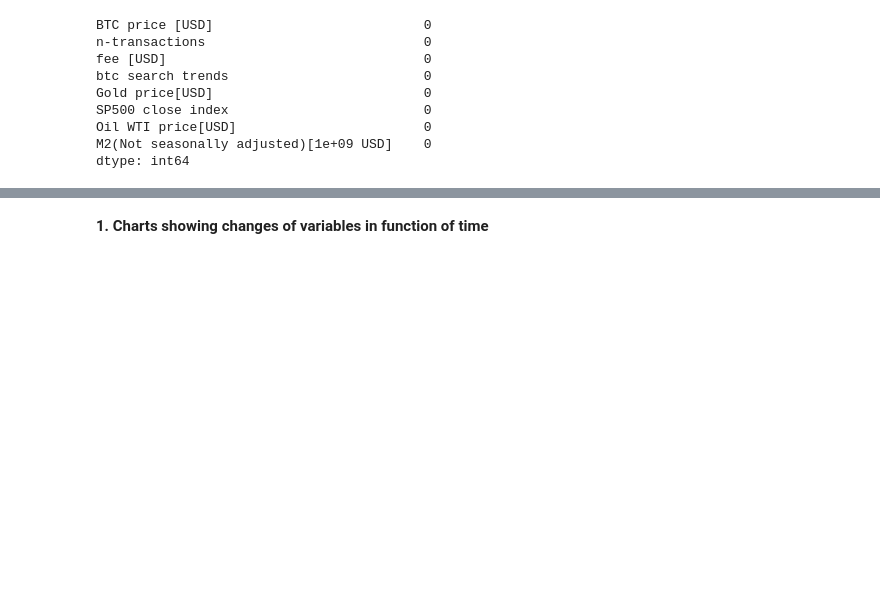
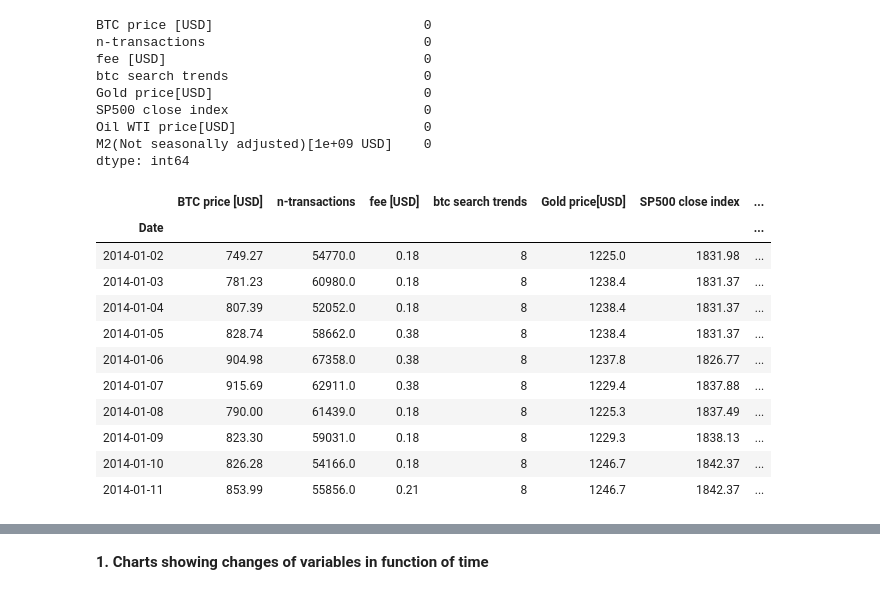
Before and after one commit to fakecoinbase/wbonickislashskills, a Jupyter notebook: bitcoin price prediction/data_analysis.ipynb, the cells around one changed output, grey strips where cells are left out. Drawn from its saved outputs; the diff is of its cells as text; code cells hidden in the pictures; blank space fills up the shorter version.

```diff
--- a/bitcoin price prediction/data_analysis.ipynb
+++ b/bitcoin price prediction/data_analysis.ipynb
@@ -62,3 +64,18 @@ SP500 close index                         0
 Oil WTI price[USD]                        0
 M2(Not seasonally adjusted)[1e+09 USD]    0
 dtype: int64
+# %%
+data.head(10)
+# %% [output]
+|  | BTC price [USD] | n-transactions | fee [USD] | btc search trends | Gold price[USD] | SP500 close index | ... |
+| Date |  |  |  |  |  |  | ... |
+| 2014-01-02 | 749.27 | 54770.0 | 0.18 | 8 | 1225.0 | 1831.98 | ... |
+| 2014-01-03 | 781.23 | 60980.0 | 0.18 | 8 | 1238.4 | 1831.37 | ... |
+| 2014-01-04 | 807.39 | 52052.0 | 0.18 | 8 | 1238.4 | 1831.37 | ... |
+| 2014-01-05 | 828.74 | 58662.0 | 0.38 | 8 | 1238.4 | 1831.37 | ... |
+| 2014-01-06 | 904.98 | 67358.0 | 0.38 | 8 | 1237.8 | 1826.77 | ... |
+| 2014-01-07 | 915.69 | 62911.0 | 0.38 | 8 | 1229.4 | 1837.88 | ... |
+| 2014-01-08 | 790.00 | 61439.0 | 0.18 | 8 | 1225.3 | 1837.49 | ... |
+| 2014-01-09 | 823.30 | 59031.0 | 0.18 | 8 | 1229.3 | 1838.13 | ... |
+| 2014-01-10 | 826.28 | 54166.0 | 0.18 | 8 | 1246.7 | 1842.37 | ... |
+| 2014-01-11 | 853.99 | 55856.0 | 0.21 | 8 | 1246.7 | 1842.37 | ... |
```
Also changed, not shown: parts of 12 cells of this notebook.
